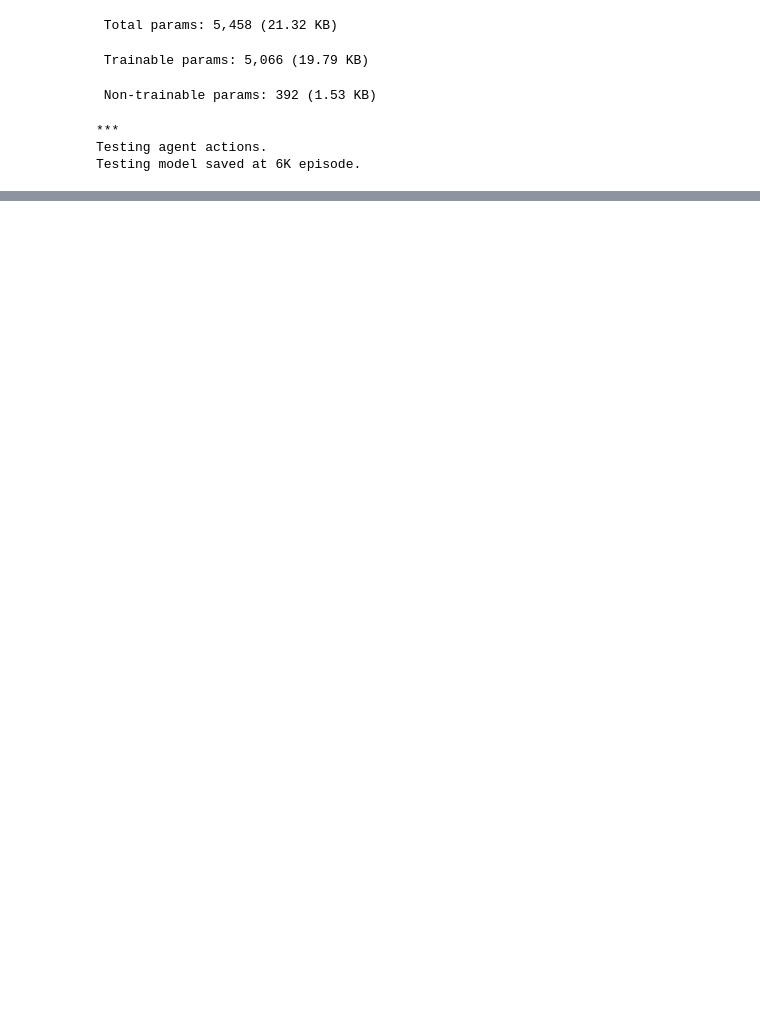
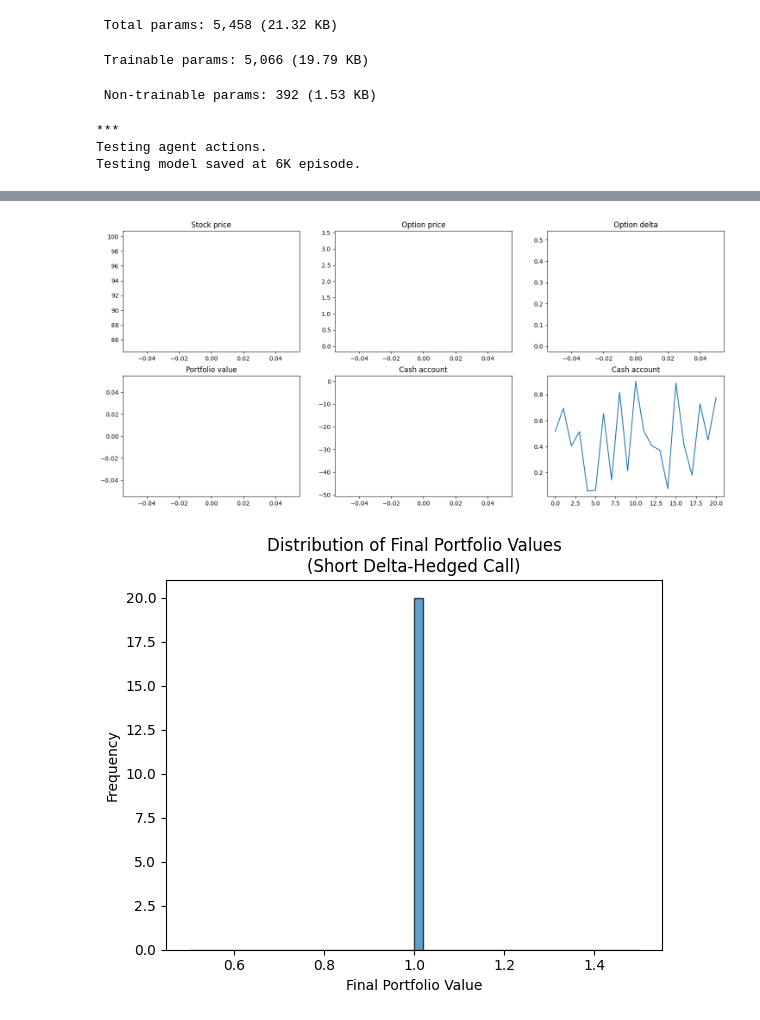
Before and after one commit to Antoinebattini/Deep_hedging_research, a Jupyter notebook: Deep_Hedging/Deep_hedging_Hull/Train_Critric_fix.ipynb, the cells around one changed output, grey strips where cells are left out. Drawn from its saved outputs; the diff is of its cells as text; code cells hidden in the pictures; blank space fills up the shorter version.

Commit message:
Trying to get the actions plots

```diff
--- a/Deep_Hedging/Deep_hedging_Hull/Train_Critric_fix.ipynb
+++ b/Deep_Hedging/Deep_hedging_Hull/Train_Critric_fix.ipynb
@@ -1087,0 +1074,4 @@ ValueError: setting an array element with a sequence. The requested array has an
+# %%
+deltas = pd.DataFrame(deltas)
+deltas =deltas.T
+deltas
@@ -1087,0 +1082,4 @@ ValueError: setting an array element with a sequence. The requested array has an
+# %%
+actions = pd.DataFrame(actions)
+actions =actions
+actions
@@ -1087,0 +1104,71 @@ ValueError: setting an array element with a sequence. The requested array has an
+# %%
+option_prices = pd.DataFrame(option_prices)
+option_prices =option_prices.T
+# %%
+stock_prices = pd.DataFrame(stock_prices)
+stock_prices =stock_prices.T
+# %%
+r =0.0
+time_points = stock_prices.shape[0]
+n_paths = stock_prices.shape[1]
+df_stock = stock_prices
+df_call = option_prices
+df_delta = deltas
+
+df_cash = pd.DataFrame(np.zeros((time_points, n_paths)))
+df_pnl = pd.DataFrame(np.zeros((time_points, n_paths)))
+
+df_cash.iloc[0, :] = df_call.iloc[0, :] - df_delta.iloc[0, :] * df_stock.iloc[0, :]
+
+df_pnl.iloc[0, :] = -df_call.iloc[0, :] + df_delta.iloc[0, :] * df_stock.iloc[0, :] + df_cash.iloc[0, :]
+
+old_delta = df_delta.iloc[0, :].values  # store the previous delta
+
+for t in range(1, time_points):
+
+    new_delta = df_delta.iloc[t, :].values
+
+    rebalancing_cost = (new_delta - old_delta) * df_stock.iloc[t, :].values
+
+    df_cash.iloc[t, :] = df_cash.iloc[t-1, :].values*np.exp(r*1/time_points) - rebalancing_cost
+
+    df_pnl.iloc[t, :] = -df_call.iloc[t, :] + new_delta * df_stock.iloc[t, :] + df_cash.iloc[t, :]
+    old_delta = new_delta
+
+fig, ax = plt.subplots(2, 3, figsize=(18, 8))
+
+ax[0, 0].plot(stock_prices)
+ax[0, 0].set_title('Stock price')
+
+ax[0, 1].plot(option_prices)
+ax[0, 1].set_title('Option price')
+
+ax[0, 2].plot(deltas)
+ax[0, 2].set_title('Option delta')
+
+ax[1, 0].plot(df_pnl)
+ax[1, 0].set_title('Portfolio value')
+
+ax[1, 1].plot(df_cash)
+ax[1, 1].set_title('Cash account')
+
+ax[1, 2].plot(actions)
+ax[1, 2].set_title('Cash account')
+
+plt.show()
+
+
+
+plt.hist(df_pnl.iloc[-1,:]/df_call.iloc[0,:] + 1, bins=50, edgecolor='k', alpha=0.7)
+plt.xlabel("Final Portfolio Value")
+plt.ylabel("Frequency")
+plt.title("Distribution of Final Portfolio Values\n(Short Delta-Hedged Call)")
+plt.show()
+plt.hist(df_pnl.iloc[-1,:], bins=50, edgecolor='k', alpha=0.7)
+plt.xlabel("Final Portfolio Value")
+plt.ylabel("Frequency")
+plt.title("Distribution of Final Portfolio Values\n(Short Delta-Hedged Call)")
+plt.show()
+# %% [output]
+[figure, added]
+[figure, added]
```
Also changed, not shown: parts of 8 cells of this notebook.
